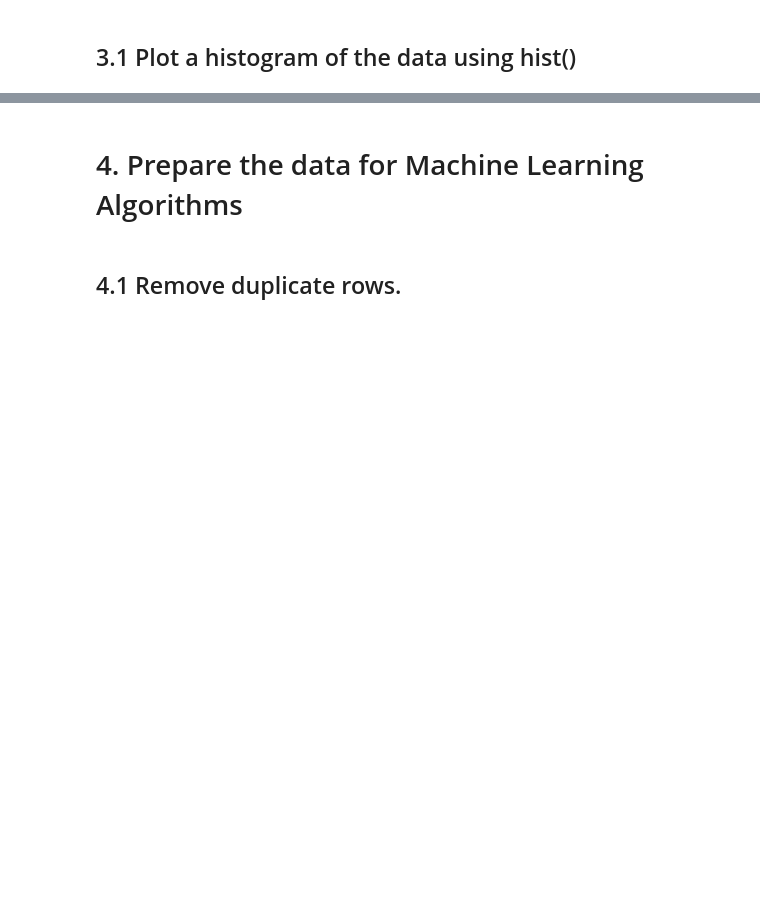
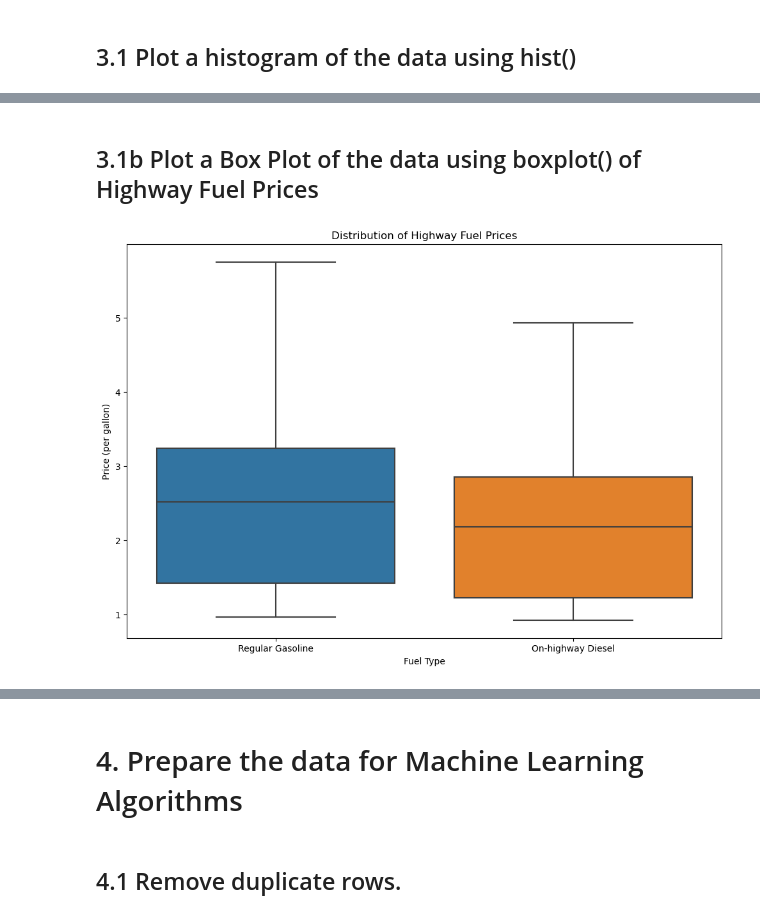
Before and after one commit to HenryCROSS/eecs3401_final_project, a Jupyter notebook: code.ipynb, the cells around one changed output, grey strips where cells are left out. Drawn from its saved outputs; the diff is of its cells as text; code cells hidden in the pictures; blank space fills up the shorter version.

```diff
--- a/code.ipynb
+++ b/code.ipynb
@@ -226,0 +188,18 @@ plt.show()
+# %% [markdown]
+## 3.1b Plot a Box Plot of the data using boxplot() of Highway Fuel Prices
+# %%
+# Boxplot of Highway Fuel Prices : Compares the distribution of regular gasoline against highway diesel prices so that operators can make informed decisions regarding budgeting and pricing on transportation services after examining the interquartile range (the spread of the prices)
+# The line inside each box is the median price per fuel type, which in this case is 2.5 per gallon for regular gasoline, and about 2.3 per gallon for onhighway diesel
+# There are no apparent outliers
+# Here, the regular gasoline prices are higher since its box is higher on the graph
+# The spread of the prices b/n the first and third quartile seem about the same, with quartile 2 being on the heavier side, so the data is slightly negatively skewed (lower prices more common)
+plt.figure(figsize=(12, 8))
+sns.boxplot(data=data[['HFP-RegGas', 'HFP-HDiesel']])
+plt.title('Distribution of Highway Fuel Prices')
+plt.ylabel('Price (per gallon)')
+plt.xlabel('Fuel Type')
+plt.xticks(ticks=[0, 1], labels=['Regular Gasoline', 'On-highway Diesel'])
+
+plt.show()
+# %% [output]
+[figure, added]
```
Also changed, not shown: parts of 14 cells of this notebook.
